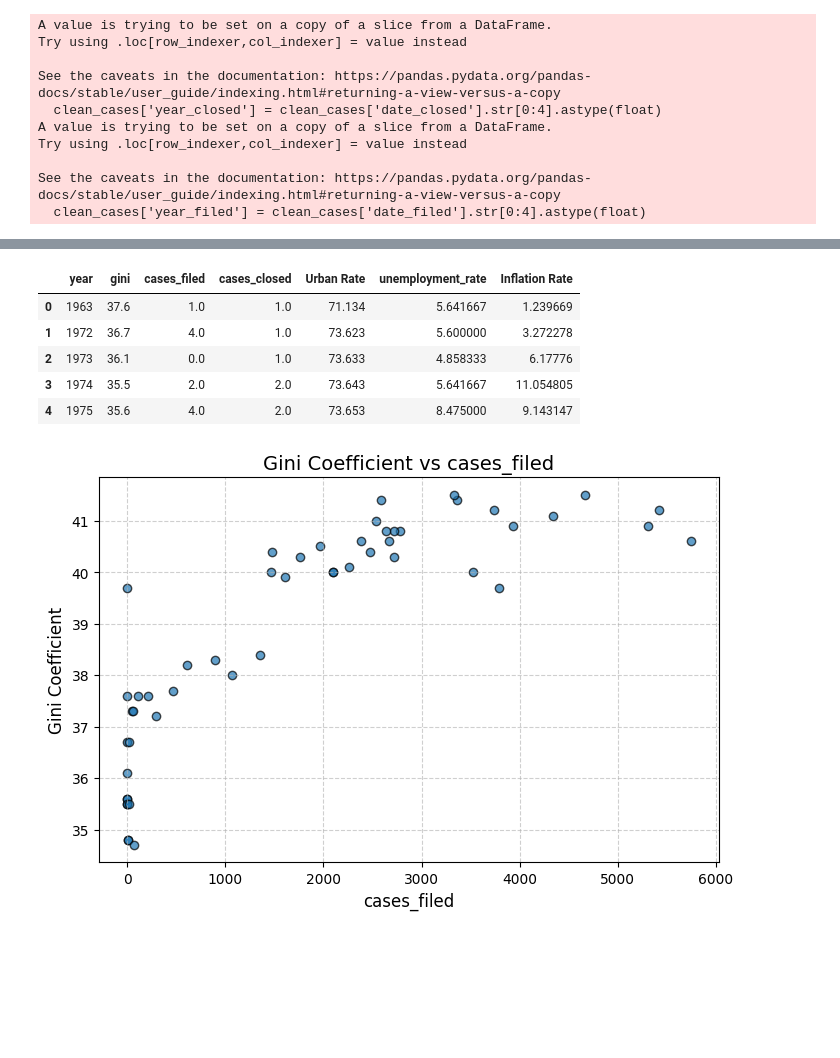
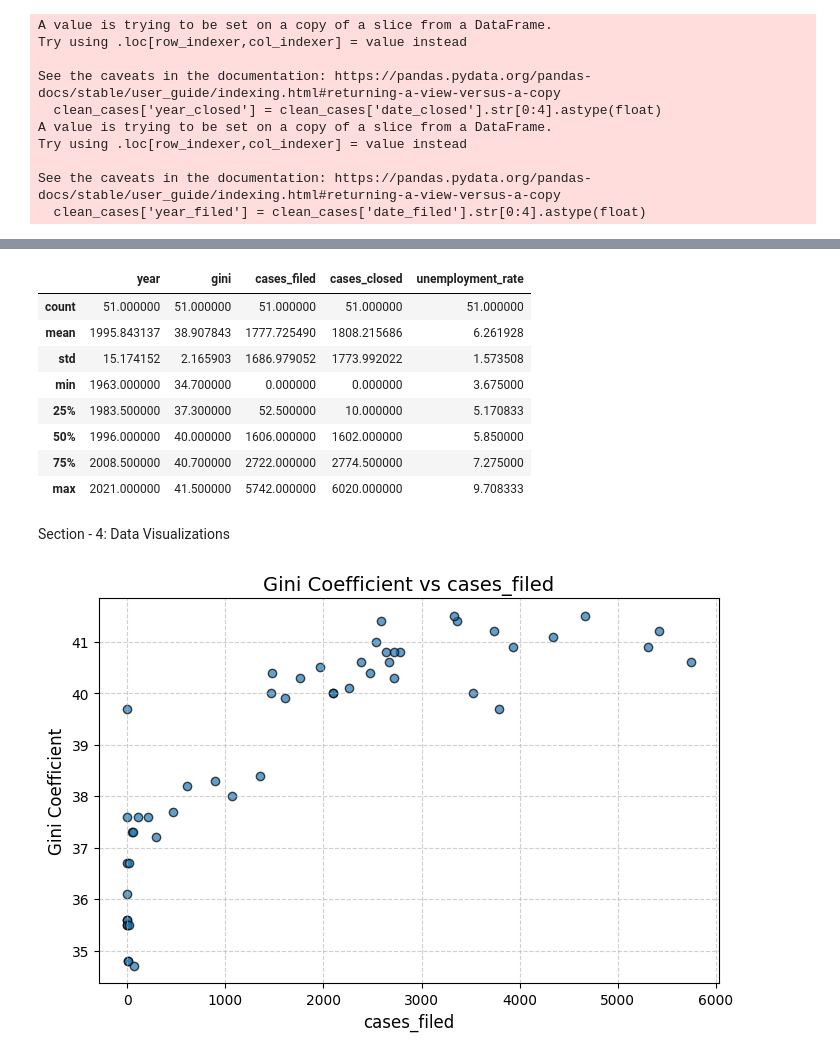
Before and after one commit to Sai0472003/PatentLitigation_Impact, a Jupyter notebook: Project1.ipynb, the cells around one changed output, grey strips where cells are left out. Cells and saved outputs as stored; diff of their text form; code cells hidden in the pictures; blank space fills up the shorter version.

```diff
--- a/Project1.ipynb
+++ b/Project1.ipynb
@@ -108,12 +153,17 @@ complete_merged = complete_merged.drop(columns=['index_y'])
 # %%
-complete_merged.head()
+complete_merged.describe()
 # %% [output]
-|  | year | gini | cases_filed | cases_closed | Urban Rate | unemployment_rate | Inflation Rate |
-| 0 | 1963 | 37.6 | 1.0 | 1.0 | 71.134 | 5.641667 | 1.239669 |
-| 1 | 1972 | 36.7 | 4.0 | 1.0 | 73.623 | 5.600000 | 3.272278 |
-| 2 | 1973 | 36.1 | 0.0 | 1.0 | 73.633 | 4.858333 | 6.17776 |
-| 3 | 1974 | 35.5 | 2.0 | 2.0 | 73.643 | 5.641667 | 11.054805 |
-| 4 | 1975 | 35.6 | 4.0 | 2.0 | 73.653 | 8.475000 | 9.143147 |
+|  | year | gini | cases_filed | cases_closed | unemployment_rate |
+| count | 51.000000 | 51.000000 | 51.000000 | 51.000000 | 51.000000 |
+| mean | 1995.843137 | 38.907843 | 1777.725490 | 1808.215686 | 6.261928 |
+| std | 15.174152 | 2.165903 | 1686.979052 | 1773.992022 | 1.573508 |
+| min | 1963.000000 | 34.700000 | 0.000000 | 0.000000 | 3.675000 |
+| 25% | 1983.500000 | 37.300000 | 52.500000 | 10.000000 | 5.170833 |
+| 50% | 1996.000000 | 40.000000 | 1606.000000 | 1602.000000 | 5.850000 |
+| 75% | 2008.500000 | 40.700000 | 2722.000000 | 2774.500000 | 7.275000 |
+| max | 2021.000000 | 41.500000 | 5742.000000 | 6020.000000 | 9.708333 |
+# %% [markdown]
+Section - 4: Data Visualizations
 # %%
 x_vars = ['cases_filed', 'cases_closed', 'Urban Rate', 'unemployment_rate', 'Inflation Rate']
 
```
Also changed, not shown: parts of 6 cells of this notebook.
